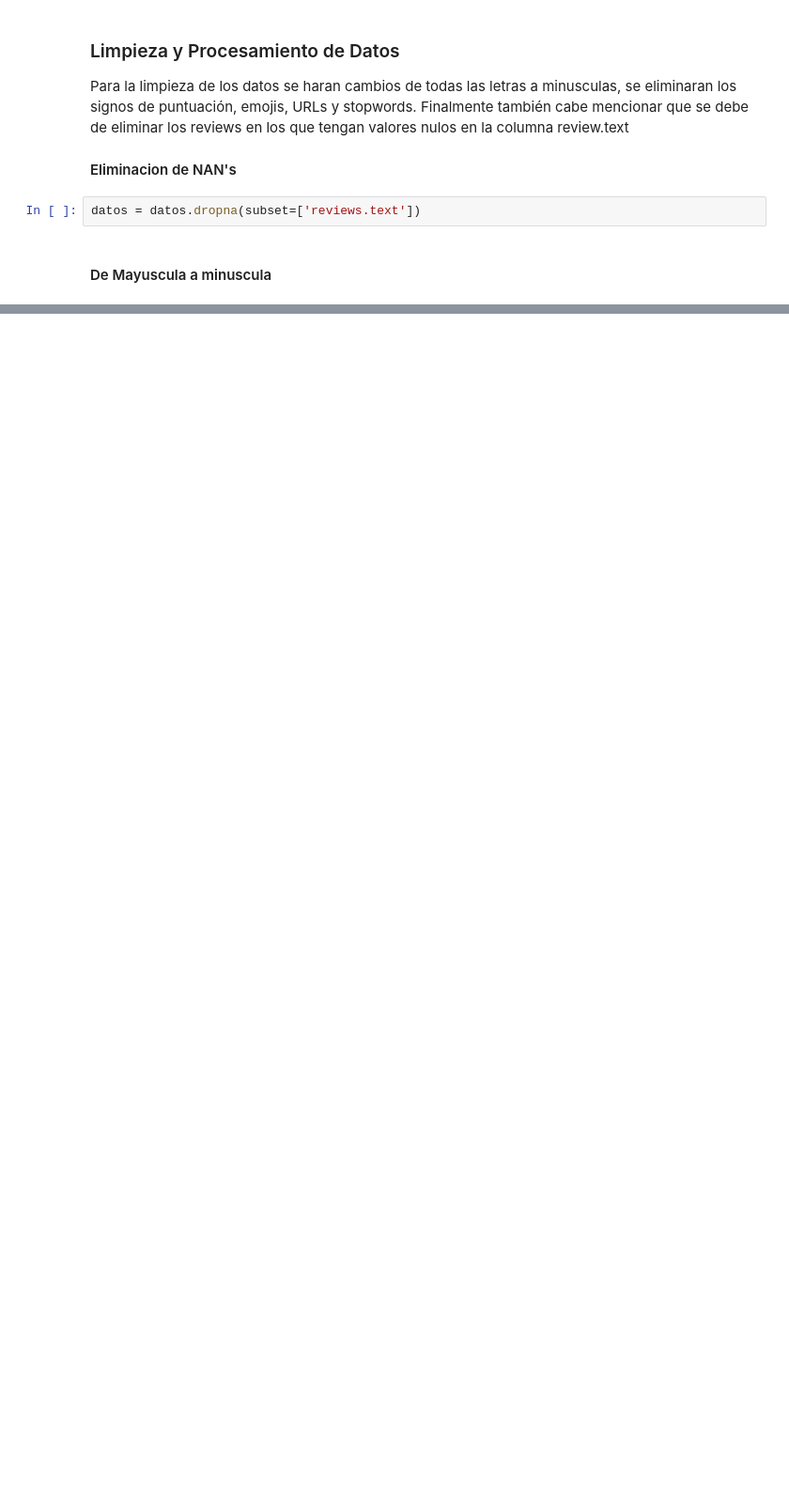
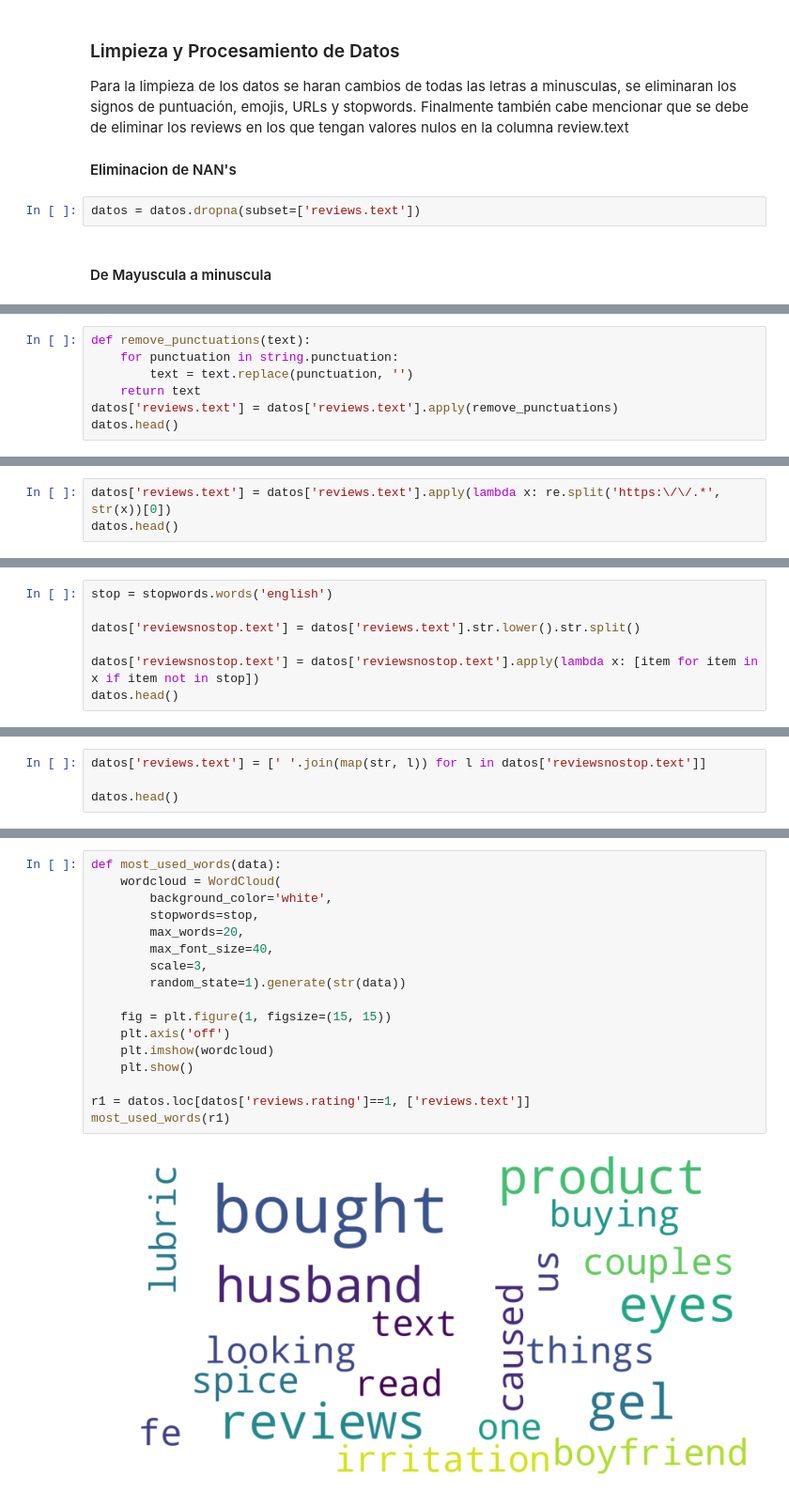
Before and after one commit to marisaaaai/lab5, a Jupyter notebook: lab5.ipynb, the cells around one changed output, grey strips where cells are left out. Shown at 94% size. Drawn from its saved outputs; the diff is of its cells as text; blank space fills up the shorter version.

```diff
--- a/lab5.ipynb
+++ b/lab5.ipynb
@@ -47,0 +66,7 @@ datos.head()
+# %%
+def remove_punctuations(text):
+    for punctuation in string.punctuation:
+        text = text.replace(punctuation, '')
+    return text
+datos['reviews.text'] = datos['reviews.text'].apply(remove_punctuations)
+datos.head()
@@ -47,0 +83,3 @@ datos.head()
+# %%
+datos['reviews.text'] = datos['reviews.text'].apply(lambda x: re.split('https:\/\/.*', str(x))[0])
+datos.head()
@@ -47,0 +109,7 @@ datos.head()
+# %%
+stop = stopwords.words('english')
+
+datos['reviewsnostop.text'] = datos['reviews.text'].str.lower().str.split()
+
+datos['reviewsnostop.text'] = datos['reviewsnostop.text'].apply(lambda x: [item for item in x if item not in stop])
+datos.head()
@@ -47,0 +124,4 @@ datos.head()
+# %%
+datos['reviews.text'] = [' '.join(map(str, l)) for l in datos['reviewsnostop.text']]
+
+datos.head()
@@ -47,0 +142,19 @@ datos.head()
+# %%
+def most_used_words(data):
+    wordcloud = WordCloud(
+        background_color='white',
+        stopwords=stop,
+        max_words=20,
+        max_font_size=40,
+        scale=3,
+        random_state=1).generate(str(data))
+
+    fig = plt.figure(1, figsize=(15, 15))
+    plt.axis('off')
+    plt.imshow(wordcloud)
+    plt.show()
+
+r1 = datos.loc[datos['reviews.rating']==1, ['reviews.text']]
+most_used_words(r1)
+# %% [output]
+[figure, added]
```
Also changed, not shown: parts of 44 cells of this notebook.
